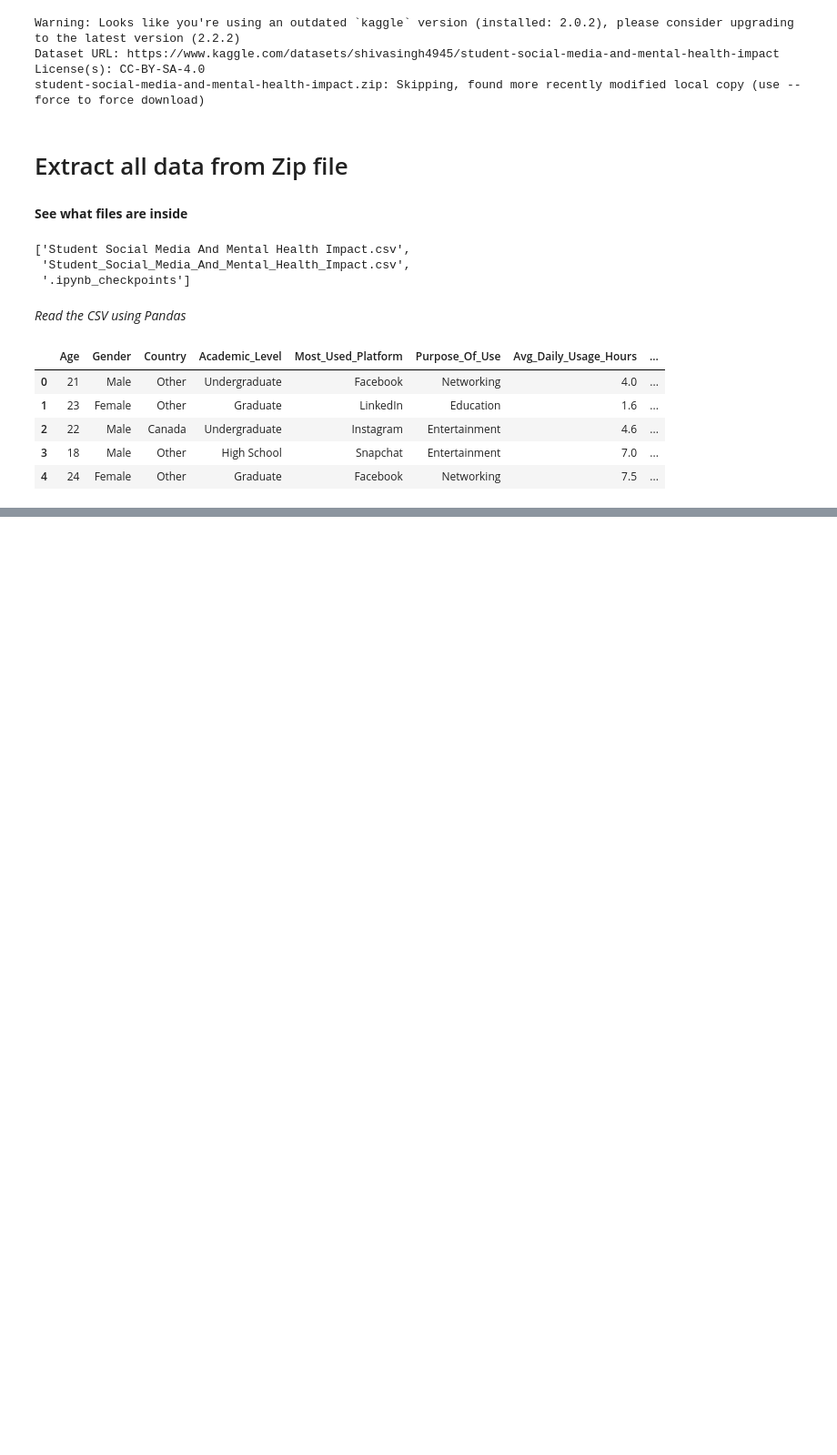
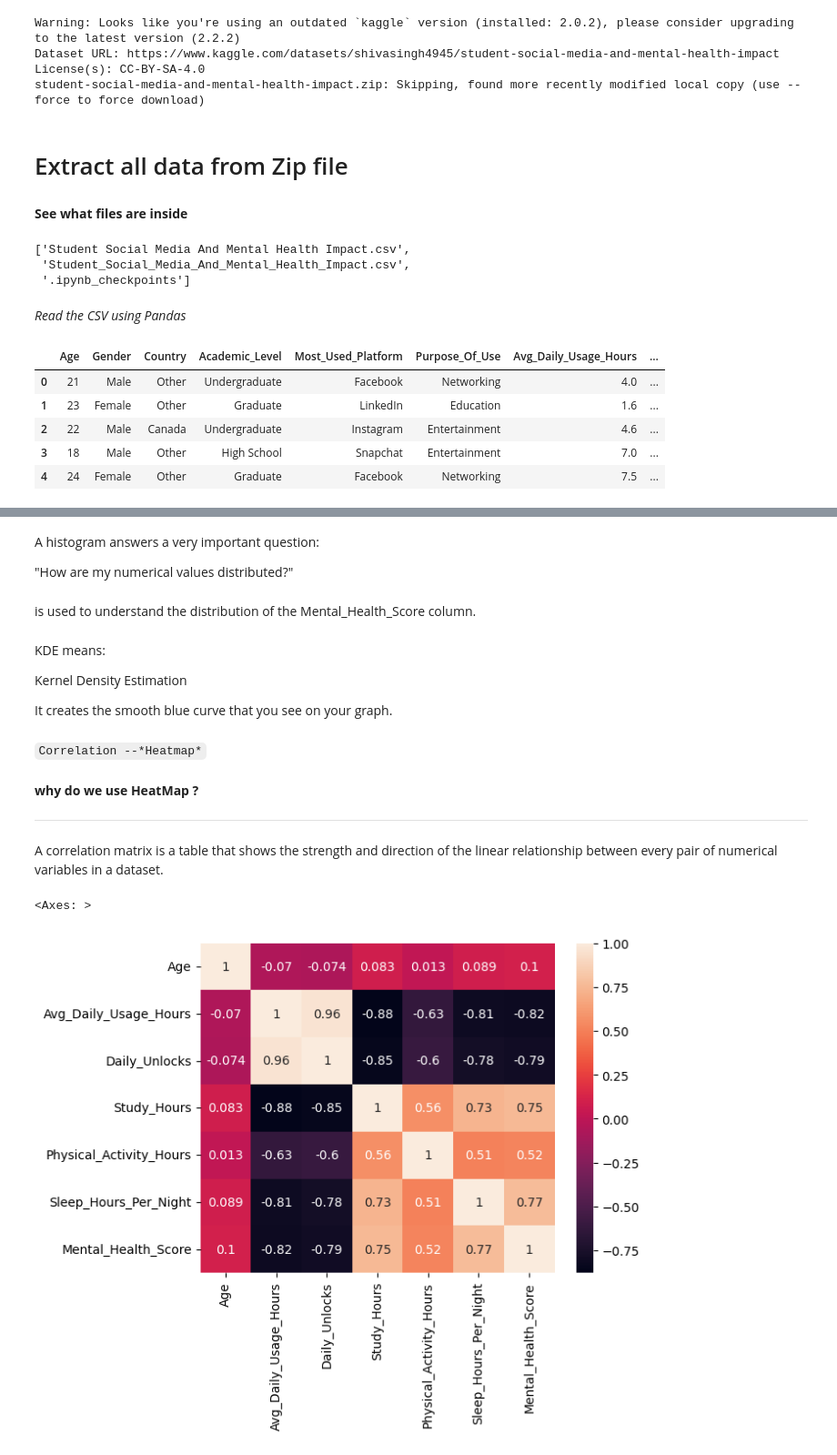
Before and after one commit to SanjibKarunaChaitanyaGhosh/MentalHealthScorePredictorUsingML, a Jupyter notebook: mentalhealthscorepredictorusingmlcollegeproject.ipynb, the cells around one changed output, grey strips where cells are left out. Shown at 91% size. Drawn from its saved outputs; the diff is of its cells as text; code cells hidden in the pictures; blank space fills up the shorter version.

```diff
--- a/mentalhealthscorepredictorusingmlcollegeproject.ipynb
+++ b/mentalhealthscorepredictorusingmlcollegeproject.ipynb
@@ -77,0 +141,28 @@ df.head()
+# %% [markdown]
+A histogram answers a very important question:
+
+"How are my numerical values distributed?"
+# %% [markdown]
+is used to understand the distribution of the Mental_Health_Score column.
+# %% [markdown]
+KDE means:
+
+Kernel Density Estimation
+
+It creates the smooth blue curve that you see on your graph.
+# %% [markdown]
+`Correlation --*Heatmap*`
+# %% [markdown]
+**why do we use HeatMap ?**
+
+
+---
+
+
+A correlation matrix is a table that shows the strength and direction of
+the linear relationship between every pair of numerical variables in a dataset.
+# %%
+sns.heatmap(df.corr(numeric_only=True),annot=True )
+# %% [output]
+<Axes: >
+[figure, added]
```
Also changed, not shown: parts of 34 cells of this notebook.
